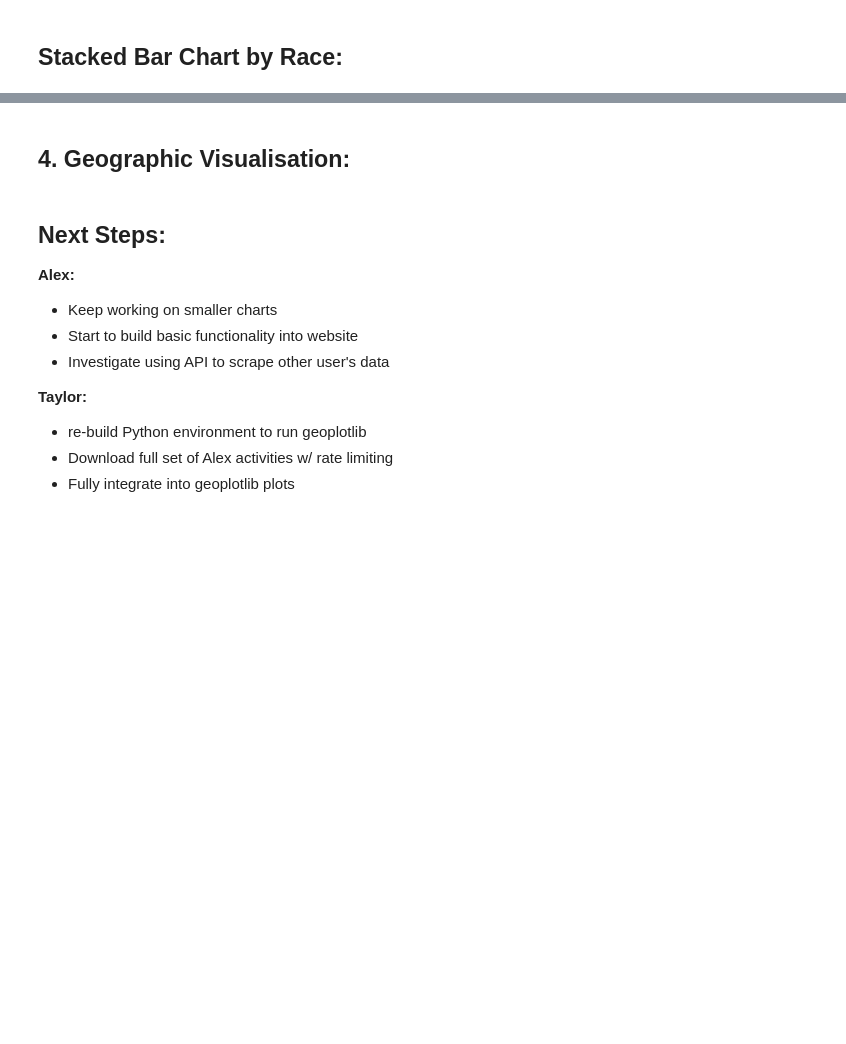
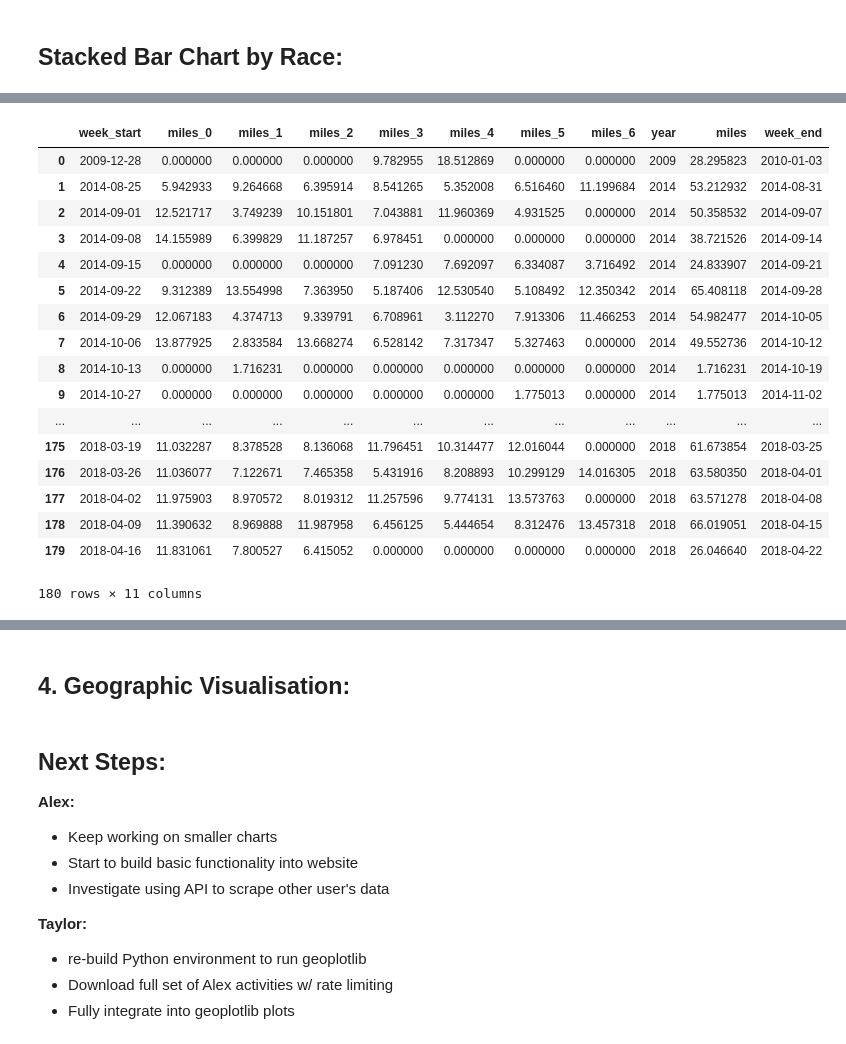
Before and after one commit to ajhoward7/strava-vis, a Jupyter notebook: bin/Beta Release.ipynb, the cells around one changed output, grey strips where cells are left out. Saved outputs shown, nothing was run; the diff lists cells and outputs as text; code cells hidden in the pictures; blank space fills up the shorter version.

```diff
--- a/bin/Beta Release.ipynb
+++ b/bin/Beta Release.ipynb
@@ -264,0 +281,21 @@ by_week_activity_df = pd.DataFrame(activities_grouped_df_2.week_start.unique(),
+# %%
+by_week_df
+# %% [output]
+|  | week_start | miles_0 | miles_1 | miles_2 | miles_3 | miles_4 | miles_5 | miles_6 | year | miles | week_end |
+| 0 | 2009-12-28 | 0.000000 | 0.000000 | 0.000000 | 9.782955 | 18.512869 | 0.000000 | 0.000000 | 2009 | 28.295823 | 2010-01-03 |
+| 1 | 2014-08-25 | 5.942933 | 9.264668 | 6.395914 | 8.541265 | 5.352008 | 6.516460 | 11.199684 | 2014 | 53.212932 | 2014-08-31 |
+| 2 | 2014-09-01 | 12.521717 | 3.749239 | 10.151801 | 7.043881 | 11.960369 | 4.931525 | 0.000000 | 2014 | 50.358532 | 2014-09-07 |
+| 3 | 2014-09-08 | 14.155989 | 6.399829 | 11.187257 | 6.978451 | 0.000000 | 0.000000 | 0.000000 | 2014 | 38.721526 | 2014-09-14 |
+| 4 | 2014-09-15 | 0.000000 | 0.000000 | 0.000000 | 7.091230 | 7.692097 | 6.334087 | 3.716492 | 2014 | 24.833907 | 2014-09-21 |
+| 5 | 2014-09-22 | 9.312389 | 13.554998 | 7.363950 | 5.187406 | 12.530540 | 5.108492 | 12.350342 | 2014 | 65.408118 | 2014-09-28 |
+| 6 | 2014-09-29 | 12.067183 | 4.374713 | 9.339791 | 6.708961 | 3.112270 | 7.913306 | 11.466253 | 2014 | 54.982477 | 2014-10-05 |
+| 7 | 2014-10-06 | 13.877925 | 2.833584 | 13.668274 | 6.528142 | 7.317347 | 5.327463 | 0.000000 | 2014 | 49.552736 | 2014-10-12 |
+| 8 | 2014-10-13 | 0.000000 | 1.716231 | 0.000000 | 0.000000 | 0.000000 | 0.000000 | 0.000000 | 2014 | 1.716231 | 2014-10-19 |
+| 9 | 2014-10-27 | 0.000000 | 0.000000 | 0.000000 | 0.000000 | 0.000000 | 1.775013 | 0.000000 | 2014 | 1.775013 | 2014-11-02 |
+| ... | ... | ... | ... | ... | ... | ... | ... | ... | ... | ... | ... |
+| 175 | 2018-03-19 | 11.032287 | 8.378528 | 8.136068 | 11.796451 | 10.314477 | 12.016044 | 0.000000 | 2018 | 61.673854 | 2018-03-25 |
+| 176 | 2018-03-26 | 11.036077 | 7.122671 | 7.465358 | 5.431916 | 8.208893 | 10.299129 | 14.016305 | 2018 | 63.580350 | 2018-04-01 |
+| 177 | 2018-04-02 | 11.975903 | 8.970572 | 8.019312 | 11.257596 | 9.774131 | 13.573763 | 0.000000 | 2018 | 63.571278 | 2018-04-08 |
+| 178 | 2018-04-09 | 11.390632 | 8.969888 | 11.987958 | 6.456125 | 5.444654 | 8.312476 | 13.457318 | 2018 | 66.019051 | 2018-04-15 |
+| 179 | 2018-04-16 | 11.831061 | 7.800527 | 6.415052 | 0.000000 | 0.000000 | 0.000000 | 0.000000 | 2018 | 26.046640 | 2018-04-22 |
+180 rows × 11 columns
```
Also changed, not shown: parts of 10 cells of this notebook, 4 other files.
